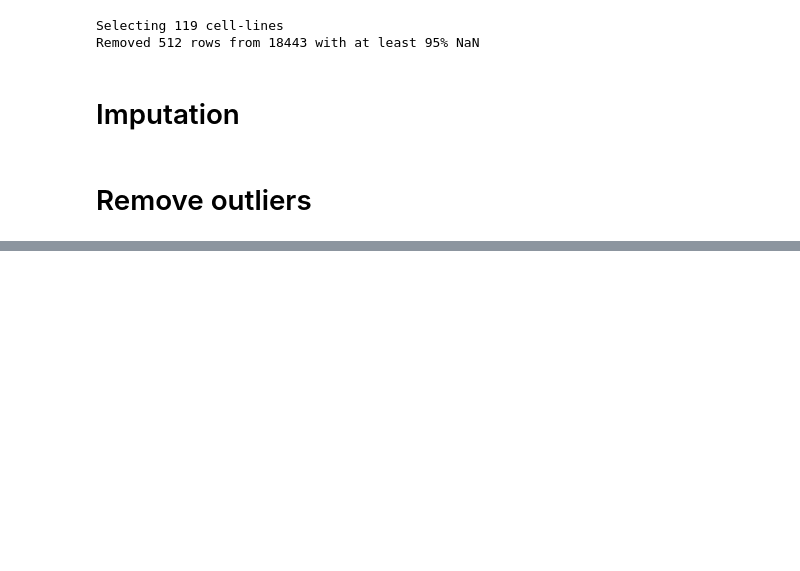
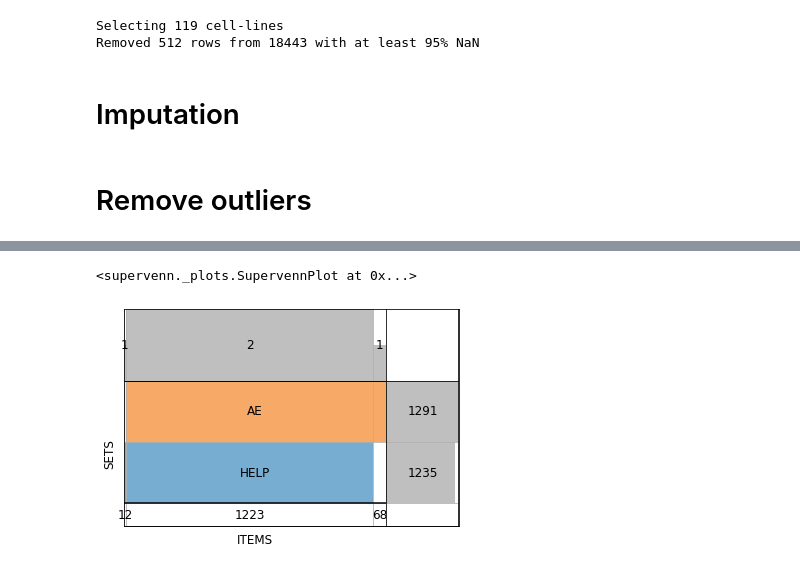
Before and after one commit to giordamaug/HELP, a Jupyter notebook: help/notebooks/labelling_tissue_AE.ipynb, the cells around one changed output, grey strips where cells are left out. Saved outputs shown, nothing was run; the diff lists cells and outputs as text; code cells hidden in the pictures; blank space fills up the shorter version.

```diff
--- a/help/notebooks/labelling_tissue_AE.ipynb
+++ b/help/notebooks/labelling_tissue_AE.ipynb
@@ -288,0 +337,8 @@ OSError: dlopen(/Users/maurizio/miniconda3/lib/python3.10/site-packages/torchaud
+# %%
+import matplotlib.pyplot as plt
+from supervenn import supervenn
+help = pd.read_csv(os.path.join(datapath, "Lung_HELP.csv"), index_col=0)
+supervenn([set(help[help['label'] == 'E'].index),set(dfsc[dfsc['label'] == 'E'].index)], ['HELP', 'AE'])
+# %% [output]
+<supervenn._plots.SupervennPlot at 0x...>
+[figure, added]
```
Also changed, not shown: parts of 8 cells of this notebook.
